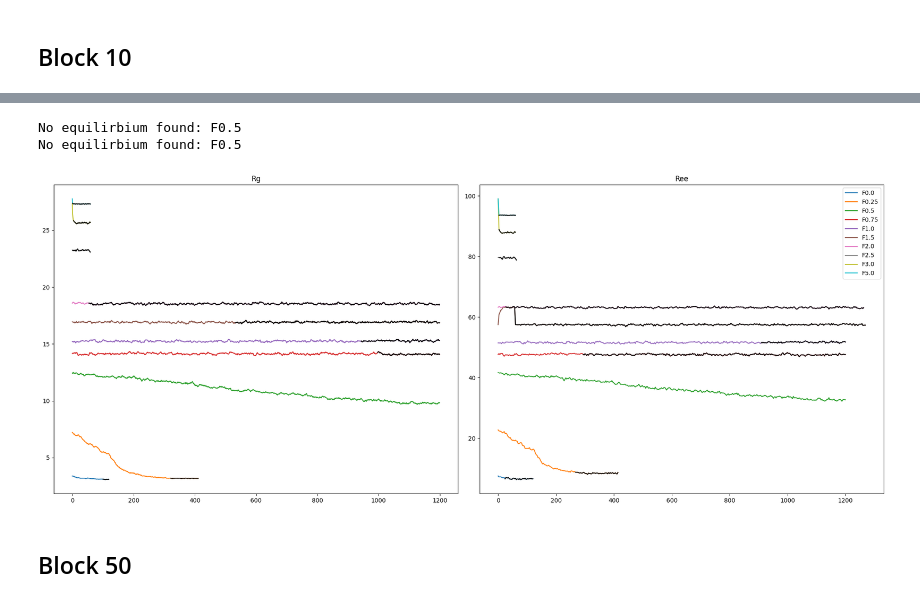
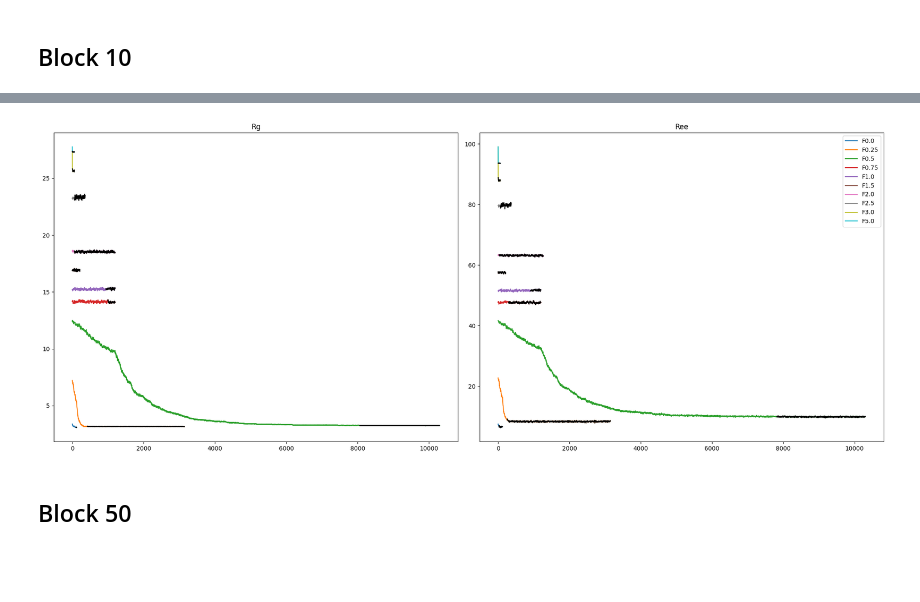
Before and after one commit to VagrantHyp/Code, a Jupyter notebook: CGT Build.ipynb, the cells around one changed output, grey strips where cells are left out. Drawn from its saved outputs; the diff is of its cells as text; code cells hidden in the pictures; blank space fills up the shorter version.

```diff
--- a/CGT Build.ipynb
+++ b/CGT Build.ipynb
@@ -553,38 +532,36 @@ ValueError: cannot reshape array of size 337320000 into shape (3747,10000,9)
 #T = 0.3
 f = [0, 0.25, 0.5, 0.75, 1, 1.5, 2, 2.5, 3, 5]
 t = 0.3
 
 Rgpaths = [
     '../block10/T0.3/force0/p2/sv.rc2.5N100T0.3p1',
     '../block10/T0.3/force0.25/p2/sv.rc2.5N100T0.3p1',
     '../block10/T0.3/force0.5/sv.rc2.5N100T0.3p1',
     '../block10/T0.3/force0.75/sv.rc2.5N100T0.3p1',
     '../block10/T0.3/force1/sv.rc2.5N100T0.3p1',
-    '../block10/T0.3/force1.5/p2/sv.rc2.5N100T0.3p1',
+    '../block10/T0.3/force1.5/p3/sv.rc2.5N100T0.3p1',
     '../block10/T0.3/force2/p2/sv.rc2.5N100T0.3p1',
     '../block10/T0.3/force2.5/p2/sv.rc2.5N100T0.3p1',
     '../block10/T0.3/force3/sv.rc2.5N100T0.3p1',
     '../block10/T0.3/force5/sv.rc2.5N100T0.3p1',
 ]
 Reepaths = [
     '../block10/T0.3/force0/p2/dump.rc2.5N100Tp1',
     '../block10/T0.3/force0.25/p2/dump.rc2.5N100Tp1',
     '../block10/T0.3/force0.5/dump',
     '../block10/T0.3/force0.75/dump',
     '../block10/T0.3/force1/dump',
-    '../block10/T0.3/force1.5/p2/dump',
+    '../block10/T0.3/force1.5/p3/dump',
     '../block10/T0.3/force2/p2/dump',
     '../block10/T0.3/force2.5/p2/dump.rc2.5N100Tp1',
     '../block10/T0.3/force3/dump.rc2.5N100Tp1',
     '../block10/T0.3/force5/dump.rc2.5N100Tp1',
 ]
 
 
 CGT03 = CGT(f, t, 10, Reepaths, Rgpaths)
 # %% [output]
-No equilirbium found: F0.5
-No equilirbium found: F0.5
-[figure, old version]
+[figure, new version]
 # %%
 filename = 'Block10_CGT.pkl'
 
```
Also changed, not shown: parts of 6 cells of this notebook, 2 other files.
